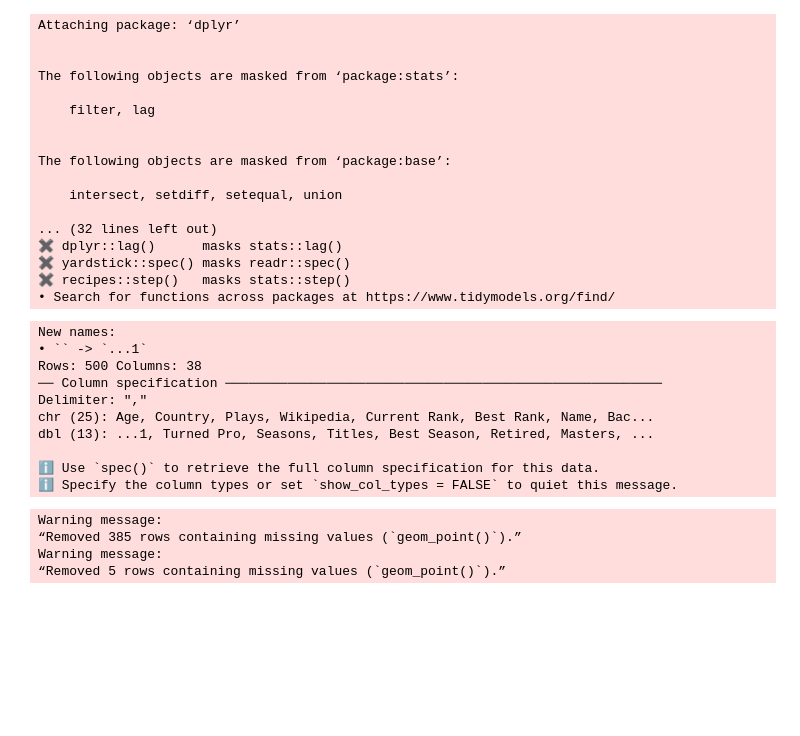
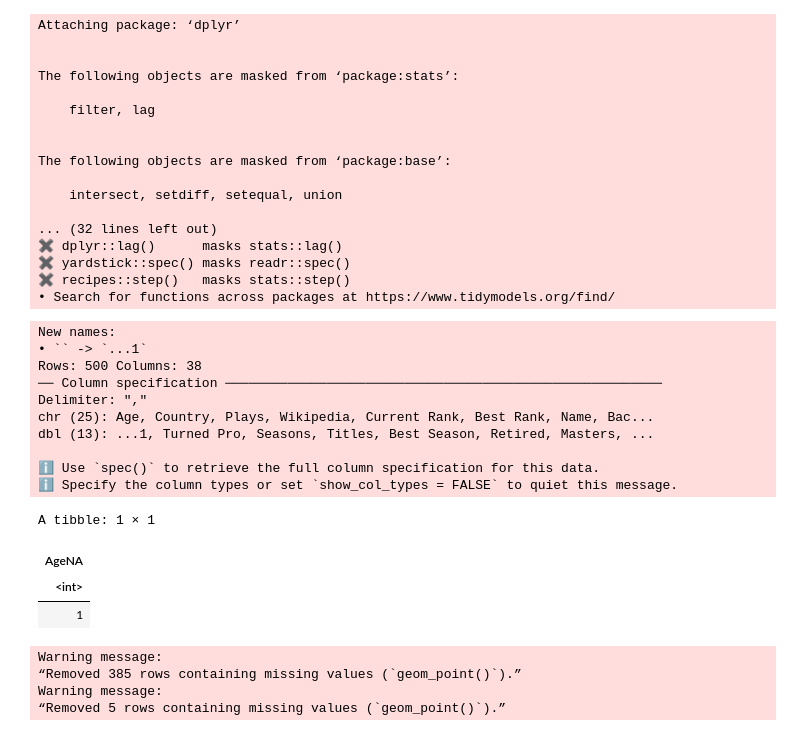
Before and after one commit to Yoyoma2000/DSCI100-Group10-Project, a Jupyter notebook: group10_projectProposal.ipynb, the cells around one changed output. Drawn from its saved outputs; the diff is of its cells as text; code cells hidden in the pictures; blank space fills up the shorter version.

```diff
--- a/group10_projectProposal.ipynb
+++ b/group10_projectProposal.ipynb
@@ -54,34 +54,44 @@ processed_player_data = player_data |>
                         mutate(`Best Rank` = as.numeric(`Best Rank`)) |>
                         # Cleaning Height column
                         separate(`Height`, c("Height (cm)", "cm REMOVE"), sep = " ") |>
                         mutate(`Height (cm)` = as.numeric(`Height (cm)`)) |>
                         # Cleaning Weight column
                         separate(`Weight`, c("Weight (kg)", "kg REMOVE"), sep = " ") |>
                         mutate(`Weight (kg)` = as.numeric(`Weight (kg)`)) |>
                         # Setting Country as categorical
                         mutate(Country = as.factor(Country)) |>
                         # Setting Backhand preference as categorical
                         mutate(Backhand = as.factor(Backhand)) |>
                         # Setting Main hand preference as categorical
                         mutate(Plays = as.factor(Plays)) |>
-                        # Selecting all relevant
+                        # Selecting all relevant variables
                         select(Age, Country, Plays, `Current Rank`, `Best Rank`, Backhand, `Height (cm)`, `Turned Pro`, Seasons, Titles, `Weight (kg)`)
 
 # Splitting the data
 player_split = initial_split(processed_player_data, prop = 3/4, strata = `Best Rank`)
 player_training = training(player_split)
 player_testing = testing(player_split)
+
+tables_NA = player_training |>
+            summarize(AgeNA = sum(is.na(Age)))
+
+
+tables_NA
 # %% [output]
 New names:
 • `` -> `...1`
 Rows: 500 Columns: 38
 ── Column specification ────────────────────────────────────────────────────────
 Delimiter: ","
 chr (25): Age, Country, Plays, Wikipedia, Current Rank, Best Rank, Name, Bac...
 dbl (13): ...1, Turned Pro, Seasons, Titles, Best Season, Retired, Masters, ...
 
 ℹ Use `spec()` to retrieve the full column specification for this data.
 ℹ Specify the column types or set `show_col_types = FALSE` to quiet this message.
+A tibble: 1 × 1
+| AgeNA |
+| <int> |
+| 1 |
 # %%
 # Summary for data
 data_summary = data
```
Also changed, not shown: parts of 1 cell of this notebook.
